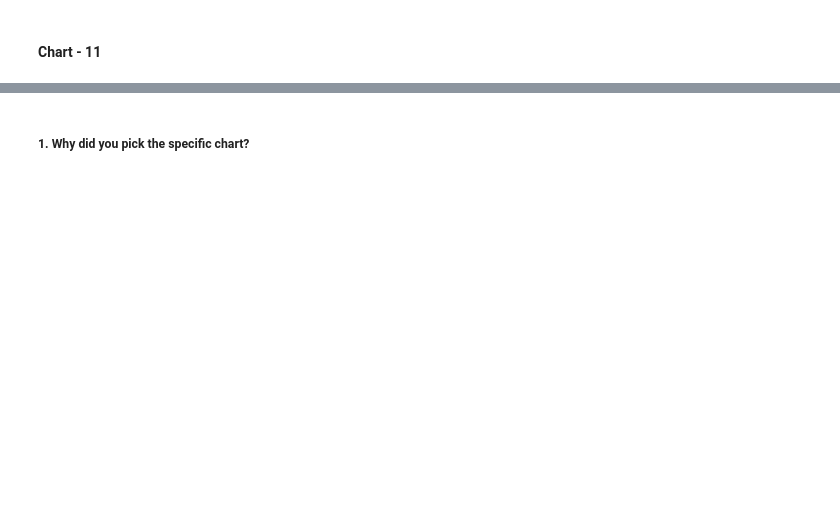
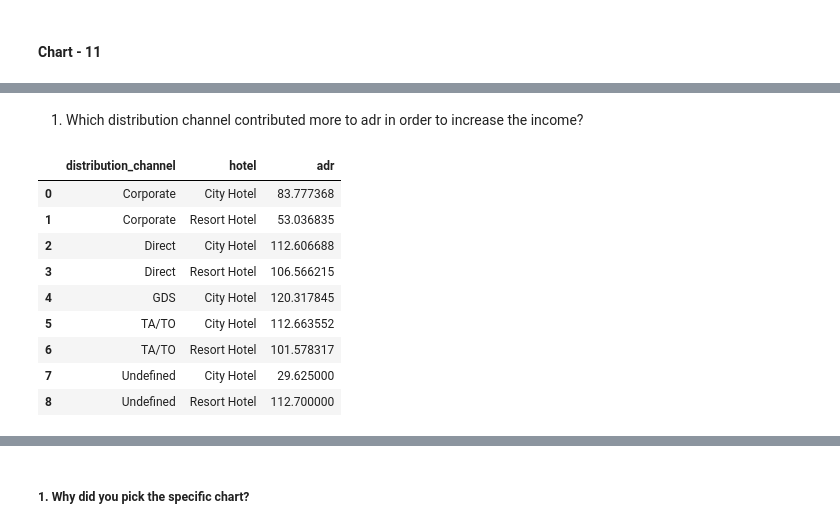
Before and after one commit to meenakshimalik433/Hotel-Booking-Analysis, a Jupyter notebook: Capstone_project_Hotel_Booking_Analysis.ipynb, the cells around one changed output, grey strips where cells are left out. Cells and saved outputs as stored; diff of their text form; code cells hidden in the pictures; blank space fills up the shorter version.

```diff
--- a/Capstone_project_Hotel_Booking_Analysis.ipynb
+++ b/Capstone_project_Hotel_Booking_Analysis.ipynb
@@ -846,0 +838,17 @@ Text(0, 0.5, 'Waiting time')
+# %% [markdown]
+1) Which distribution channel contributed more to adr in order to increase the income?
+# %%
+# Chart - 11 visualization
+distribution_channel = new_hotel_df.groupby(['distribution_channel','hotel'])['adr'].mean().reset_index()
+distribution_channel
+# %% [output]
+|  | distribution_channel | hotel | adr |
+| 0 | Corporate | City Hotel | 83.777368 |
+| 1 | Corporate | Resort Hotel | 53.036835 |
+| 2 | Direct | City Hotel | 112.606688 |
+| 3 | Direct | Resort Hotel | 106.566215 |
+| 4 | GDS | City Hotel | 120.317845 |
+| 5 | TA/TO | City Hotel | 112.663552 |
+| 6 | TA/TO | Resort Hotel | 101.578317 |
+| 7 | Undefined | City Hotel | 29.625000 |
+| 8 | Undefined | Resort Hotel | 112.700000 |
```
Also changed, not shown: parts of 45 cells of this notebook.
